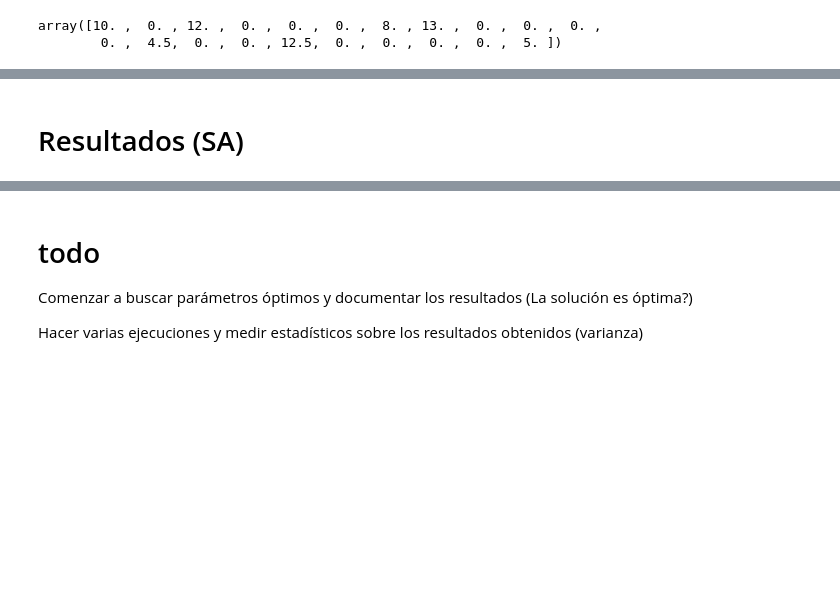
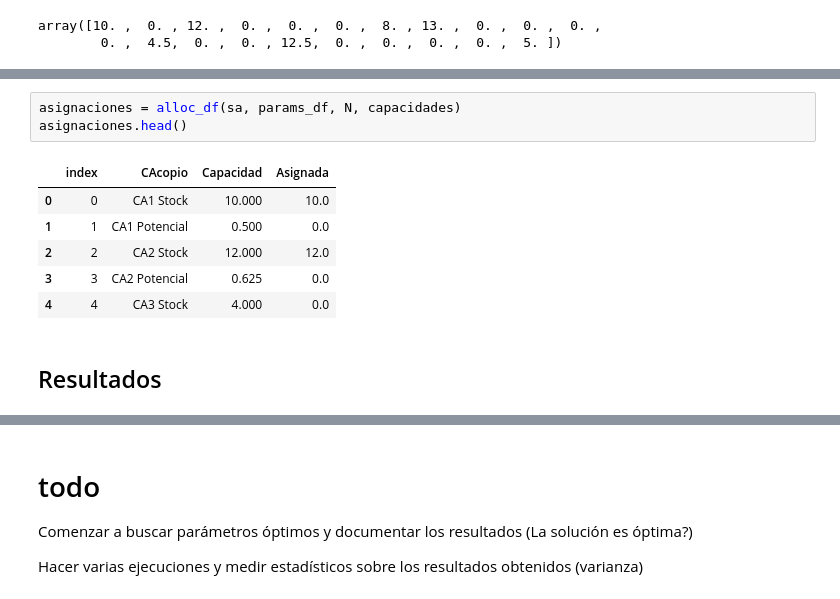
Before and after one commit to jefftorres/cheese, a Jupyter notebook: queso_sa.ipynb, the cells around one changed output, grey strips where cells are left out. Cells and saved outputs as stored; diff of their text form; blank space fills up the shorter version.

```diff
--- a/queso_sa.ipynb
+++ b/queso_sa.ipynb
@@ -284,5 +178,15 @@ Tiempo: 2938ms, (2.9381939000450075)
+# %%
+asignaciones = alloc_df(sa, params_df, N, capacidades)
+asignaciones.head()
+# %% [output]
+|  | index | CAcopio | Capacidad | Asignada |
+| 0 | 0 | CA1 Stock | 10.000 | 10.0 |
+| 1 | 1 | CA1 Potencial | 0.500 | 0.0 |
+| 2 | 2 | CA2 Stock | 12.000 | 12.0 |
+| 3 | 3 | CA2 Potencial | 0.625 | 0.0 |
+| 4 | 4 | CA3 Stock | 4.000 | 0.0 |
 # %% [markdown]
-# Resultados (SA)
+## Resultados
 # %%
 even = np.arange(0, N*2-1, 2)
 odd = np.arange(1, N*2, 2)
```
Also changed, not shown: parts of 30 cells of this notebook, 3 other files.
